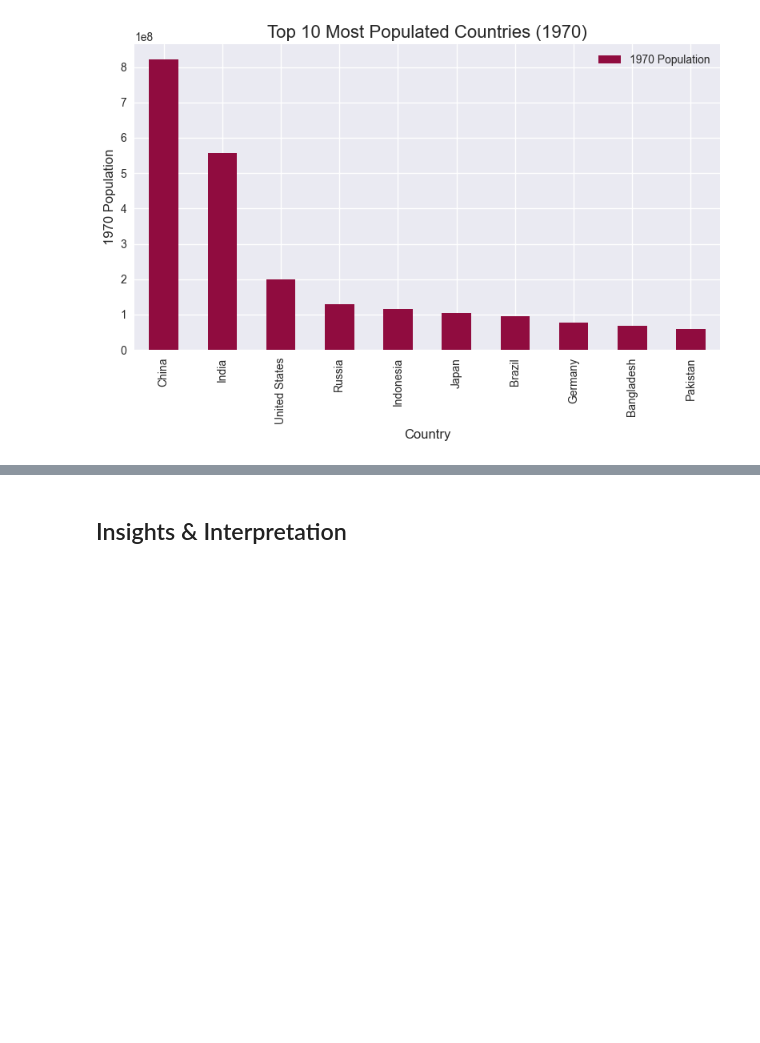
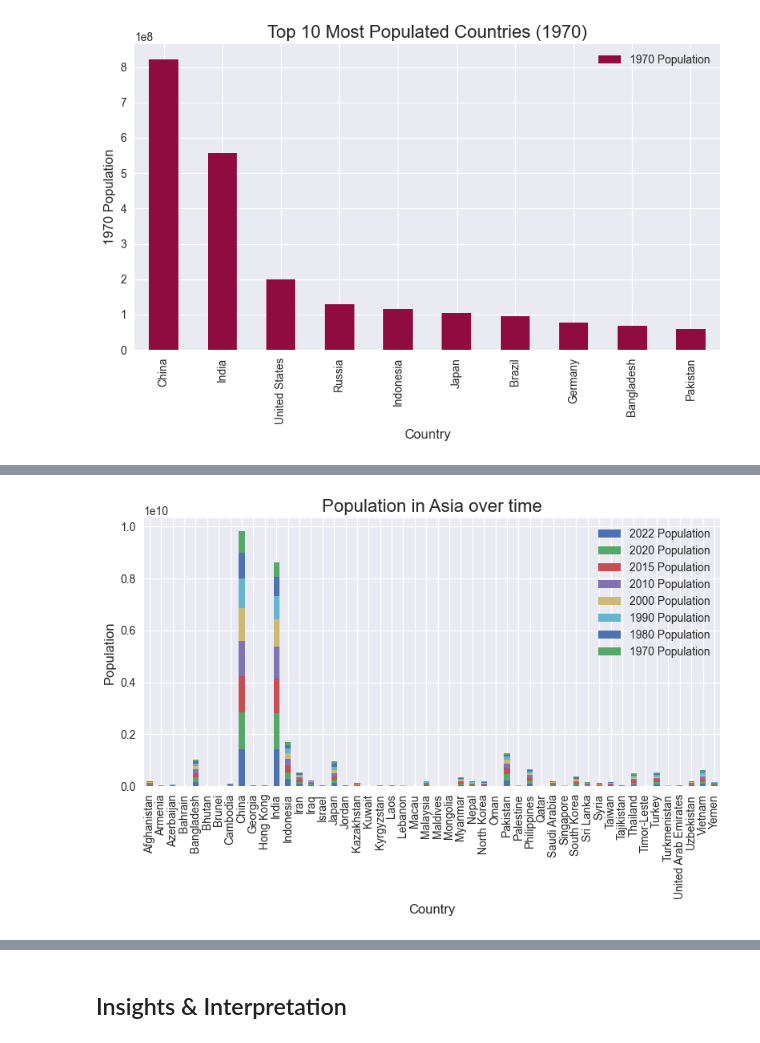
Before and after one commit to Octo-Data-Scientist/Data-Analysis, a Jupyter notebook: World Population/world_population.ipynb, the cells around one changed output, grey strips where cells are left out. Cells and saved outputs as stored; diff of their text form; code cells hidden in the pictures; blank space fills up the shorter version.

```diff
--- a/World Population/world_population.ipynb
+++ b/World Population/world_population.ipynb
@@ -521,0 +595,13 @@ plt.show()
+# %%
+# Plot
+asia_df_grouped.plot(kind = "bar", stacked = True)
+
+# Add Labels and title
+plt.title("Population in Asia over time", fontsize = 16)
+plt.xlabel("Country", fontsize = 12)
+plt.ylabel("Population", fontsize = 12)
+
+plt.tight_layout()
+plt.show()
+# %% [output]
+[figure, added]
```
Also changed, not shown: parts of 33 cells of this notebook.
